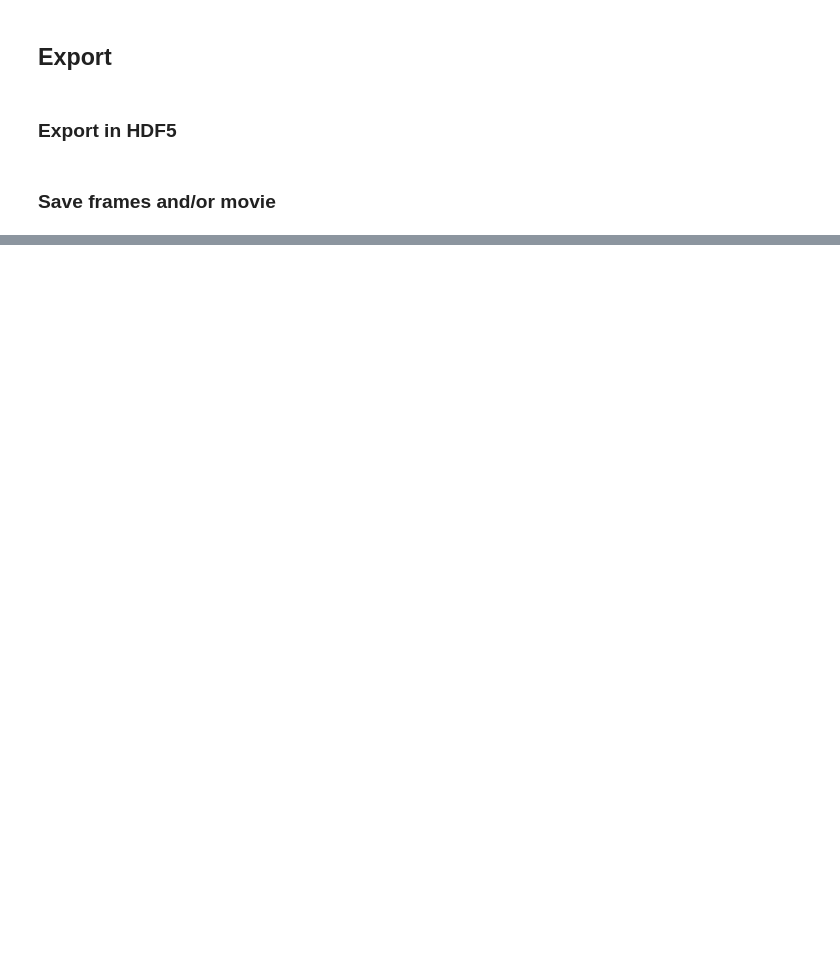
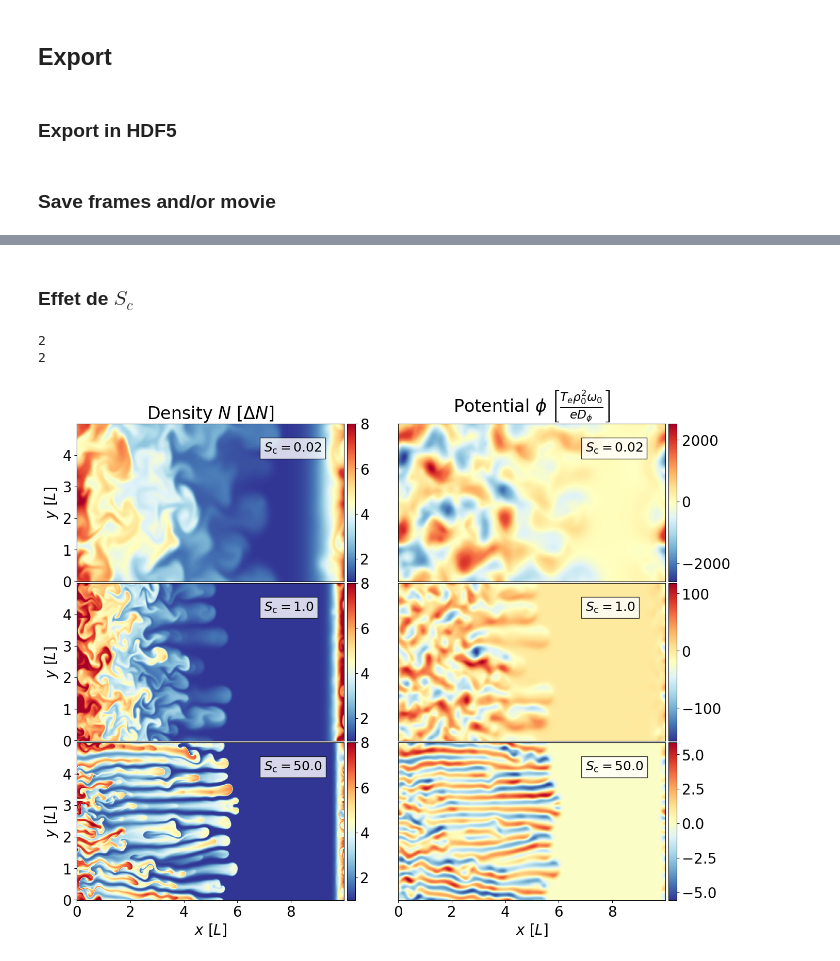
Before and after one commit to gyselax/tokam2d, a Jupyter notebook: diagnostics/diag_main.ipynb, the cells around one changed output, grey strips where cells are left out. Drawn from its saved outputs; the diff is of its cells as text; code cells hidden in the pictures; blank space fills up the shorter version.

```diff
--- a/diagnostics/diag_main.ipynb
+++ b/diagnostics/diag_main.ipynb
@@ -215,0 +376,60 @@ sim.make_movie(field='density', path=None, filename='mysim', it_slice=None, para
+# %% [markdown]
+### Effet de $S_c$
+# %%
+sim_worst = Simulation('/lus/work/CT5/gen2224/rvarennes/article/simulations/SOL_adim_worst_adapted_source')
+sim_real  = Simulation('/lus/work/CT5/gen2224/rvarennes/article/simulations/SOL_adim_real_adapted_source')
+sim_ideal = Simulation('/lus/work/CT5/gen2224/rvarennes/article/simulations/SOL_adim_ideal_adapted_source')
+
+sim_ar = [sim_worst, sim_real, sim_ideal]
+
+set_plot_defaults()
+# plt.rcParams.update({
+#     "font.size": 16,
+# })
+
+fig = plt.figure(figsize=(16,4*len(sim_ar)))
+gs = gridspec.GridSpec(len(sim_ar), 2, figure=fig)
+gs.update(wspace=0.01, hspace=0.01)
+
+# it = 200
+it_ar = [100, 70, 250]
+
+for isim, (sim,it) in enumerate(zip(sim_ar,it_ar)):
+
+    ax_dens = fig.add_subplot(gs[isim, 0])
+    ax_pot = fig.add_subplot(gs[isim, 1])
+
+    Pr = sim['Pr'][()]
+
+    dens = sim.get_data_slice('density', it=it)
+    # potential = sim.get_data_slice('potential', it=it) * np.sqrt(Pr)
+    potential = sim.get_data_slice('potential', it=it) #* Pr#**(3/4)
+    p_dens = ax_dens.pcolormesh(sim.x, sim.y, dens, cmap='RdYlBu_r', vmin=1, vmax=8., rasterized=True)
+    p_pot = ax_pot.pcolormesh(sim.x, sim.y, potential, cmap='RdYlBu_r', rasterized=True)
+
+    fig.colorbar(p_dens, ax=ax_dens, pad=0.01)
+    fig.colorbar(p_pot, ax=ax_pot, pad=0.01)
+
+    if isim==0:
+        ax_dens.set_title(r"Density $N ~ [\Delta N]$")
+        ax_pot.set_title(r"Potential $\phi ~ \left[\frac{T_e \rho_0^2 \omega_0}{e D_\phi}\right]$")
+    for ax in [ax_dens, ax_pot]:
+        if isim==len(sim_ar)-1:
+            print(isim)
+            ax.set_xlabel(r"$x ~ [L]$")
+        if isim!=len(sim_ar)-1:
+            ax.set_xticks([])
+        ax.grid(False)
+    ax_pot.set_yticks([])
+    ax_dens.set_ylabel(r"$y ~ [L]$")
+
+    # if isim==0:
+    ax_dens.text(0.7, 0.8, rf"$S_{{\rm c}} = {Pr}$", transform=ax_dens.transAxes, fontsize=18, verticalalignment='bottom', horizontalalignment='left', bbox=dict(boxstyle='square', facecolor='white', alpha=0.8))
+    ax_pot.text(0.7, 0.8, rf"$S_{{\rm c}} = {Pr}$", transform=ax_pot.transAxes, fontsize=18, verticalalignment='bottom', horizontalalignment='left', bbox=dict(boxstyle='square', facecolor='white', alpha=0.8))
+
+fig.tight_layout()
+fig.savefig(f"/lus/work/CT5/gen2224/rvarennes/article/figures/ARTICLE_Schmidt_effect.pdf", format='pdf', dpi=300, bbox_inches='tight')
+# %% [output]
+2
+2
+[figure, added]
```
Also changed, not shown: parts of 23 cells of this notebook, 1 other file.
